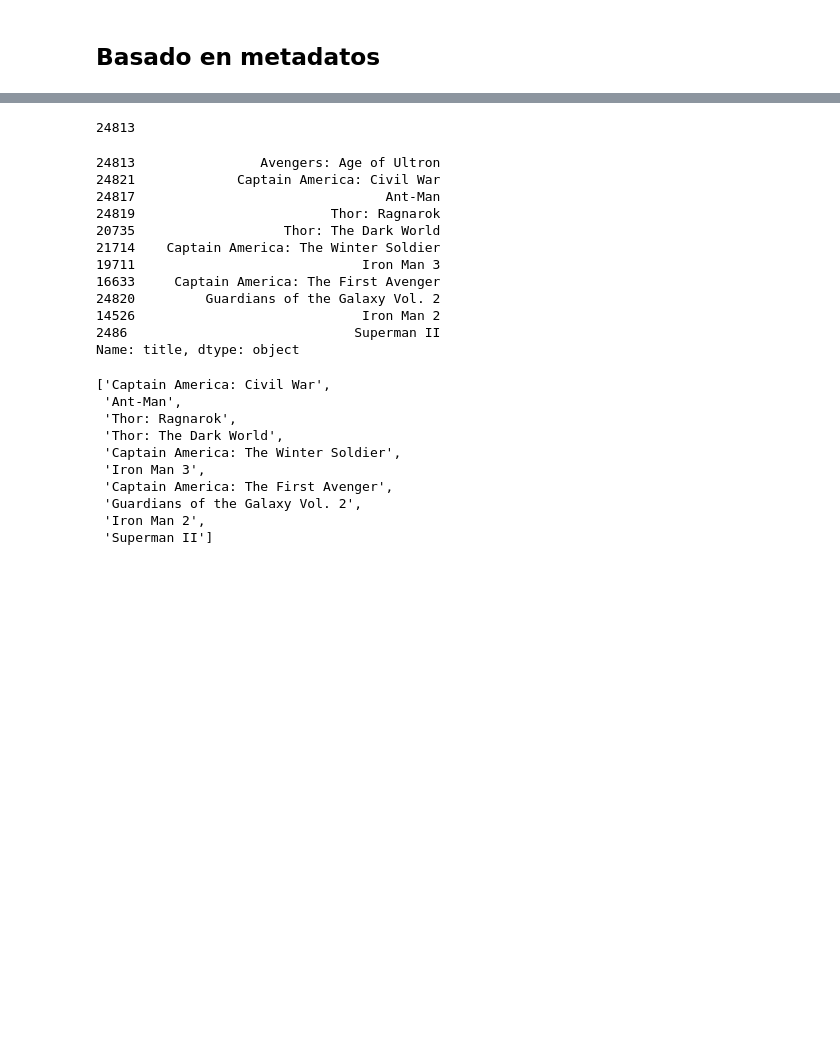
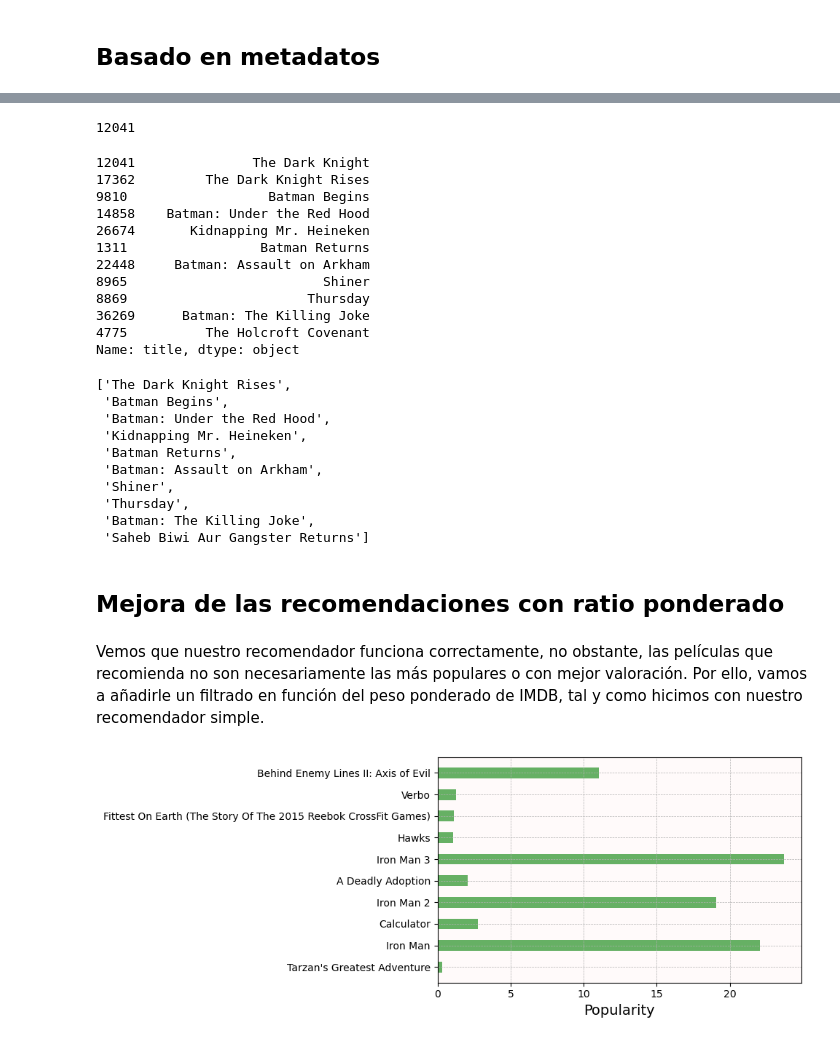
Before and after one commit to jorgedive/Robert-DownIA-Jr, a Jupyter notebook: src/Notebooks/content_based.ipynb, the cells around one changed output, grey strips where cells are left out. Drawn from its saved outputs; the diff is of its cells as text; code cells hidden in the pictures; blank space fills up the shorter version.

```diff
--- a/src/Notebooks/content_based.ipynb
+++ b/src/Notebooks/content_based.ipynb
@@ -95,8 +95,8 @@ print(idx)
 scores = list(enumerate(cosine_sim[idx]))
 scores = sorted(scores, key=lambda x: x[1], reverse=True)
 scores = scores[0:11]
-idx_ = [s[0] for s in scores]
-df["title"].iloc[idx_]
+avengers_recom_idx = [s[0] for s in scores]
+df["title"].iloc[avengers_recom_idx]
 # %% [output]
 24813
 24813                              Avengers: Age of Ultron
@@ -258,39 +270,53 @@ with open(os.path.join(MODELS_PATH, RECOMMENDER_TYPE, "count_metadata_matrix.pic
 # %%
 indices_mapper = pd.Series(df.index, df["title"]).drop_duplicates()
 # %%
-movie = "Avengers: Age of Ultron"
+movie = "The Dark Knight"
 idx = indices_mapper[movie]
 print(idx)
 scores = list(enumerate(param_matrix[idx]))
 scores = sorted(scores, key=lambda x: x[1], reverse=True)
 scores = scores[0:11]
-idx_ = [s[0] for s in scores]
-df["title"].iloc[idx_]
+dark_recom_idx = [s[0] for s in scores]
+df["title"].iloc[dark_recom_idx]
 # %% [output]
-24813
+12041
-24813                Avengers: Age of Ultron
-24821             Captain America: Civil War
-24817                                Ant-Man
-24819                         Thor: Ragnarok
-20735                   Thor: The Dark World
-21714    Captain America: The Winter Soldier
-19711                             Iron Man 3
-16633     Captain America: The First Avenger
-24820         Guardians of the Galaxy Vol. 2
-14526                             Iron Man 2
-2486                             Superman II
+12041               The Dark Knight
+17362         The Dark Knight Rises
+9810                  Batman Begins
+14858    Batman: Under the Red Hood
+26674       Kidnapping Mr. Heineken
+1311                 Batman Returns
+22448     Batman: Assault on Arkham
+8965                         Shiner
+8869                       Thursday
+36269      Batman: The Killing Joke
+4775          The Holcroft Covenant
 Name: title, dtype: object
 # %%
-get_description_recommendation("Avengers: Age of Ultron", col="metadatos", count_vec=True,
+get_description_recommendation("The Dark Knight", col="metadata", count_vec=True,
                                path=os.path.join(os.getenv("MODELS_PATH"), RECOMMENDER_TYPE, "count_metadata_matrix.pickle"))
 # %% [output]
-['Captain America: Civil War',
- 'Ant-Man',
- 'Thor: Ragnarok',
- 'Thor: The Dark World',
- 'Captain America: The Winter Soldier',
- 'Iron Man 3',
- 'Captain America: The First Avenger',
- 'Guardians of the Galaxy Vol. 2',
- 'Iron Man 2',
- 'Superman II']
+['The Dark Knight Rises',
+ 'Batman Begins',
+ 'Batman: Under the Red Hood',
+ 'Kidnapping Mr. Heineken',
+ 'Batman Returns',
+ 'Batman: Assault on Arkham',
+ 'Shiner',
+ 'Thursday',
+ 'Batman: The Killing Joke',
+ 'Saheb Biwi Aur Gangster Returns']
+# %% [markdown]
+## Mejora de las recomendaciones con ratio ponderado
+# %% [markdown]
+Vemos que nuestro recomendador funciona correctamente, no obstante, las películas que recomienda no son necesariamente las más populares o con mejor valoración. Por ello, vamos a añadirle un filtrado en función del peso ponderado de IMDB, tal y como hicimos con nuestro recomendador simple.
+# %%
+plt.figure(figsize=(10, 4))
+titled_df = df.loc[avengers_recom_idx[1:]]
+plt.barh(titled_df["title"], titled_df["popularity"], height=0.5, color="green", linewidth=0.5, alpha=0.6)
+plt.grid(True, linestyle="--", linewidth=0.5)
+plt.xlabel("Popularity")
+plt.gca().set_facecolor("snow")
+save_fig(f"age_of_ultron_description_recommendations")
+# %% [output]
+[figure, added]
```
Also changed, not shown: parts of 9 cells of this notebook.
